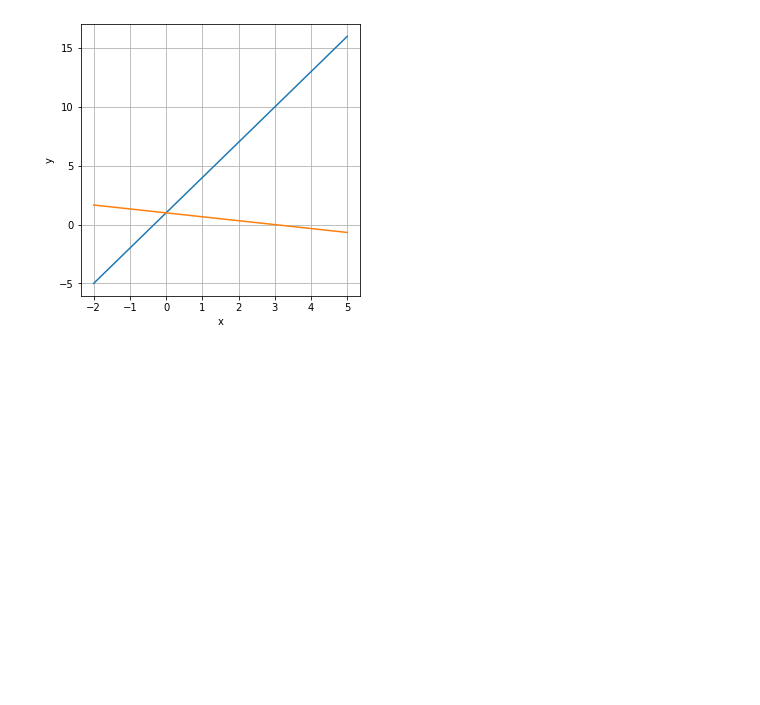
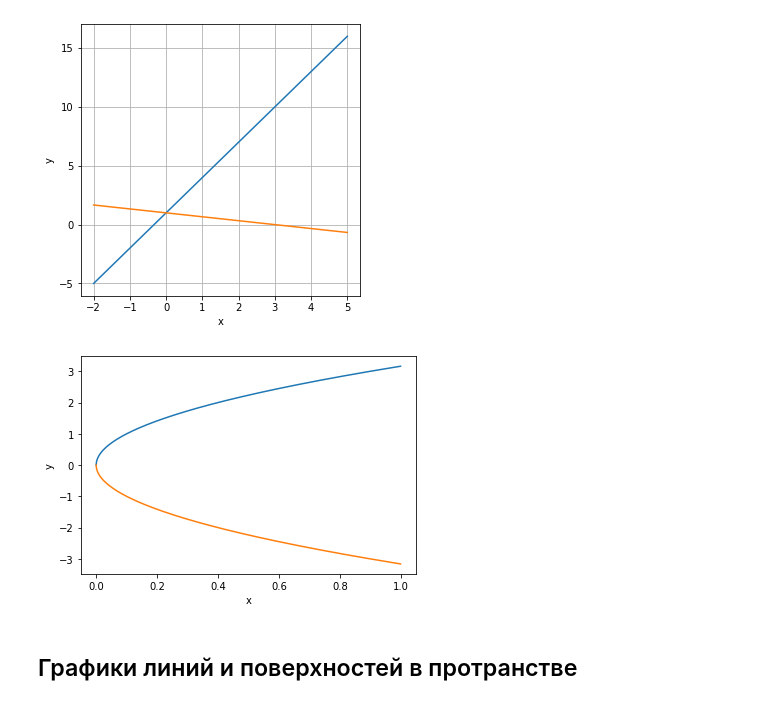
Before and after one commit to koryagin2006/GB_Course_Introduction_to_Higher_Mathematics, a Jupyter notebook: Lesson_3 Видеоурок “Введение в аналитическую геометрию. Графики на плоскости”/Lesson_3 video 1 Введение в аналитическую геометрию.ipynb, the cells around one changed output. Drawn from its saved outputs; the diff is of its cells as text; code cells hidden in the pictures; blank space fills up the shorter version.

```diff
--- a/Lesson_3 Видеоурок “Введение в аналитическую геометрию. Графики на плоскости”/Lesson_3 video 1 Введение в аналитическую геометрию.ipynb
+++ b/Lesson_3 Видеоурок “Введение в аналитическую геометрию. Графики на плоскости”/Lesson_3 video 1 Введение в аналитическую геометрию.ipynb
@@ -63,3 +63,21 @@ plt.ylabel("y")
 plt.grid();
 # %% [output]
 [figure]
+# %%
+x = []
+y1 = []
+y2 = []
+p = 5
+for i in range(1000):
+    x_ = i/1000
+    x.append(x_)
+    y1.append(math.sqrt(2*p*x_))
+    y2.append(-math.sqrt(2*p*x_))
+plt.plot(x,y1)
+plt.plot(x,y2)
+plt.xlabel("x")
+plt.ylabel("y");
+# %% [output]
+[figure, added]
+# %% [markdown]
+## Графики линий и поверхностей в протранстве
```
Also changed, not shown: parts of 5 cells of this notebook.
